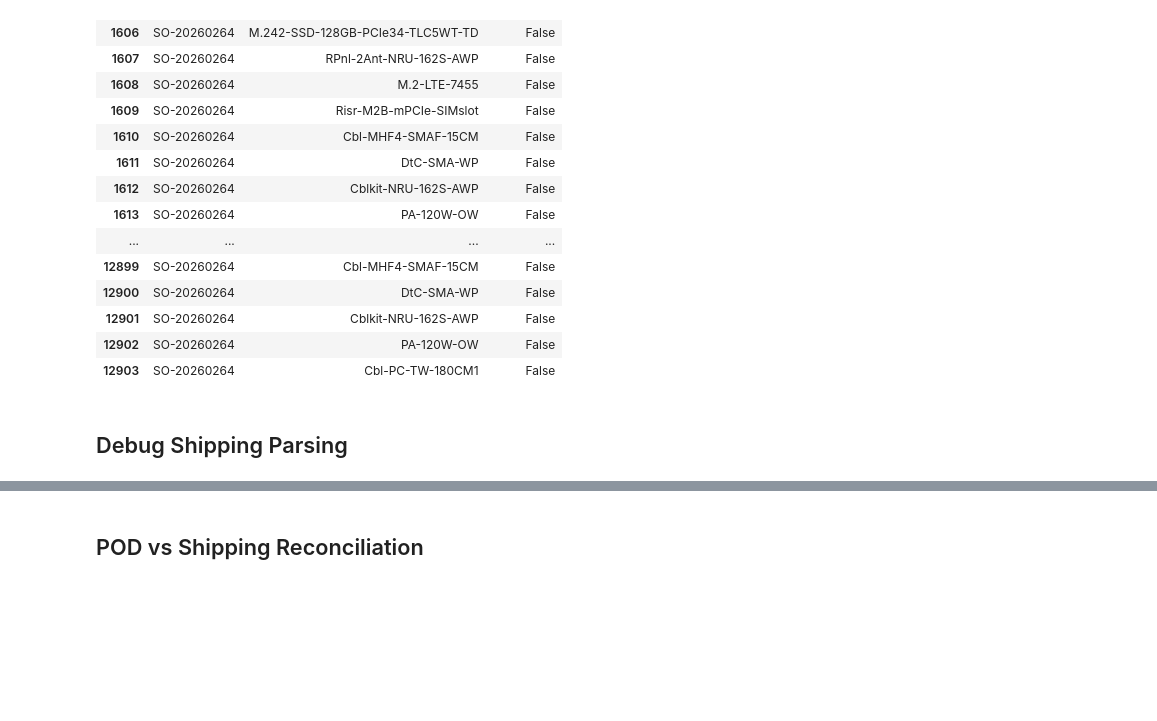
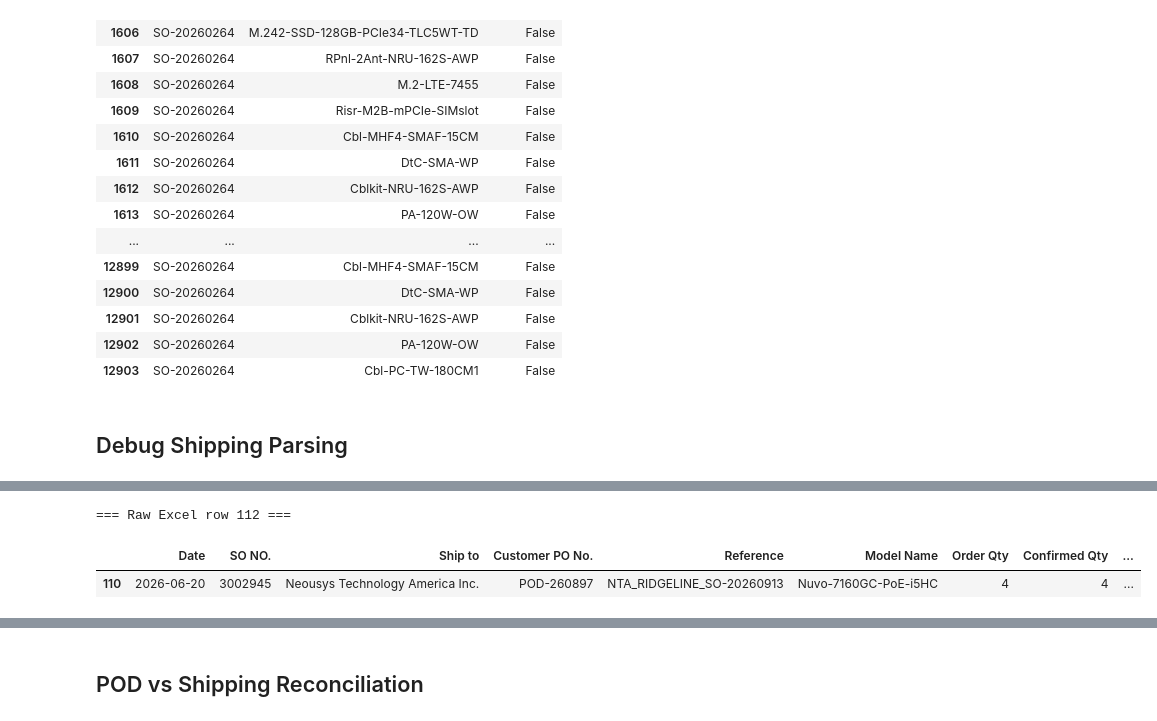
Before and after one commit to playoung2818/MRP_System, a Jupyter notebook: ERP_System 3.0/erp_system/Debug.ipynb, the cells around one changed output, grey strips where cells are left out. Cells and saved outputs as stored; diff of their text form; code cells hidden in the pictures; blank space fills up the shorter version.

```diff
--- a/ERP_System 3.0/erp_system/Debug.ipynb
+++ b/ERP_System 3.0/erp_system/Debug.ipynb
@@ -139,9 +155,8 @@ pdf_so.loc[pdf_so["WO"] == "SO-20260264"]
 from erp_system.runtime.paths import *
 
 # Excel row to investigate
-EXCEL_ROW = 130
+EXCEL_ROW = 112
 
-# Assumes Excel row 1 contains column headers:
 # Excel row 2 = DataFrame position 0
 df_raw = read_excel_safe(SHIPPING_SCHEDULE_FILE)
 position = EXCEL_ROW - 2
@@ -149,97 +164,36 @@ position = EXCEL_ROW - 2
 raw_row = df_raw.iloc[[position]].copy()
 
 print(f"=== Raw Excel row {EXCEL_ROW} ===")
 display(raw_row)
 
 
 # Run the normal shipping transformation
 shipping_row = transform_shipping(raw_row)
 
-print("=== After transform_shipping() ===")
-display(shipping_row)
-
 if shipping_row.empty:
-    print("This row was filtered out.")
-    print("Check the 'Ship to' value.")
+    print("This row was filtered out because it's not shipped to NTA")
 else:
     model = str(shipping_row.iloc[0]["Item"]).strip()
     description = str(shipping_row.iloc[0]["Description"])
 
     fixed_group = get_shipping_model_group(model)
-    core_group = get_shipping_model_core_group(model)
-    nuvo_group = split_nuvo_716_variant_item(model)
 
     if fixed_group is not None:
         mapping_name = "SHIPPING_MODEL_GROUP_MAPPINGS"
         matched_mapping = fixed_group
-    elif core_group is not None:
-        mapping_name = "SHIPPING_MODEL_CORE_MAPPINGS"
-        matched_mapping = core_group
-    elif nuvo_group is not None:
-        mapping_name = "NUVO_716_VARIANT_SPLITS"
-        matched_mapping = nuvo_group
     elif shipping_row.iloc[0]["Pre/Bare"] == "Pre":
         mapping_name = "Description parsing"
         matched_mapping = None
     else:
         mapping_name = "Bare item — no group mapping"
         matched_mapping = None
 
-    print("=== Mapping decision ===")
+    print("=== Fixed_group & Pre/Bare Checking ===")
     print("Model:", model)
     print("Pre/Bare:", shipping_row.iloc[0]["Pre/Bare"])
     print("Mapping used:", mapping_name)
     print("Matched mapping:", matched_mapping)
-
-    parent, tokens = parse_description(description)
-
-    parsed_tokens = pd.DataFrame(
-        [
-            {
-                "Original token": token,
-                "Parsed item": parse_component_token(token)[0],
-                "Qty per parent": parse_component_token(token)[1],
-            }
-            for token in tokens
-        ]
-    )
-
-    print("=== Description parsing ===")
-    print("Parent:", parent)
-    display(parsed_tokens)
-
-    # Run the actual shipping expansion used by the ledger pipeline
-    expanded = expand_sap_preinstalled(shipping_row)
-
-    columns = [
-        "QB Num",
-        "Parent_Item",
-        "Item",
-        "Qty_per_parent",
-        "Qty(+)",
-        "IsParent",
-        "Ship Date",
-        "Date",
-    ]
-
-    print("=== Expanded shipping rows ===")
-    display(expanded[[c for c in columns if c in expanded.columns]])
-
-    # Show the equivalent inbound ledger events
-    ledger_events = expanded.rename(columns={"Qty(+)": "Delta"}).copy()
-    ledger_events["Kind"] = "IN"
-    ledger_events["Source"] = "HQ"
-
-    ledger_columns = [
-        "Date",
-        "Item",
-        "Delta",
-        "Kind",
-        "Source",
-        "QB Num",
-        "Parent_Item",
-        "Qty_per_parent",
-    ]
-
-    print("=== Rows entering the ledger ===")
-    display(ledger_events[[c for c in ledger_columns if c in ledger_events.columns]])
+# %% [output]
+=== Raw Excel row 112 ===
+|  | Date | SO NO. | Ship to | Customer PO No. | Reference | Model Name | Order Qty | Confirmed Qty | ... |
+| 110 | 2026-06-20 | 3002945 | Neousys Technology America Inc. | POD-260897 | NTA_RIDGELINE_SO-20260913 | Nuvo-7160GC-PoE-i5HC | 4 | 4 | ... |
```
Also changed, not shown: parts of 5 cells of this notebook, 9 other files.
